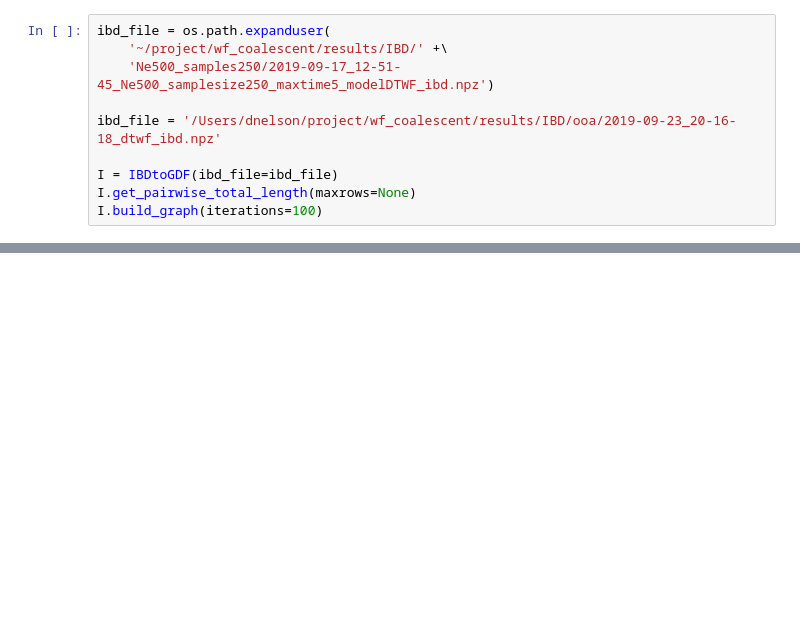
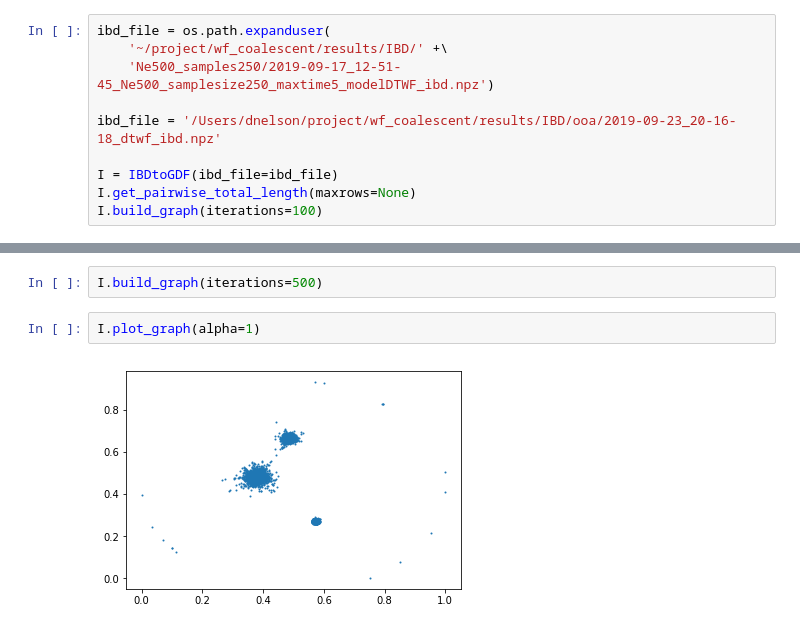
Before and after one commit to DomNelson/wf_coalescent, a Jupyter notebook: scripts/jupyter/IBD_plot_FR_graph.ipynb, the cells around one changed output, grey strips where cells are left out. Saved outputs shown, nothing was run; the diff lists cells and outputs as text; blank space fills up the shorter version.

```diff
--- a/scripts/jupyter/IBD_plot_FR_graph.ipynb
+++ b/scripts/jupyter/IBD_plot_FR_graph.ipynb
@@ -74,0 +78,6 @@ I.plot_graph(alpha=1)
+# %%
+I.build_graph(iterations=500)
+# %%
+I.plot_graph(alpha=1)
+# %% [output]
+[figure, added]
```
Also changed, not shown: parts of 2 cells of this notebook.
